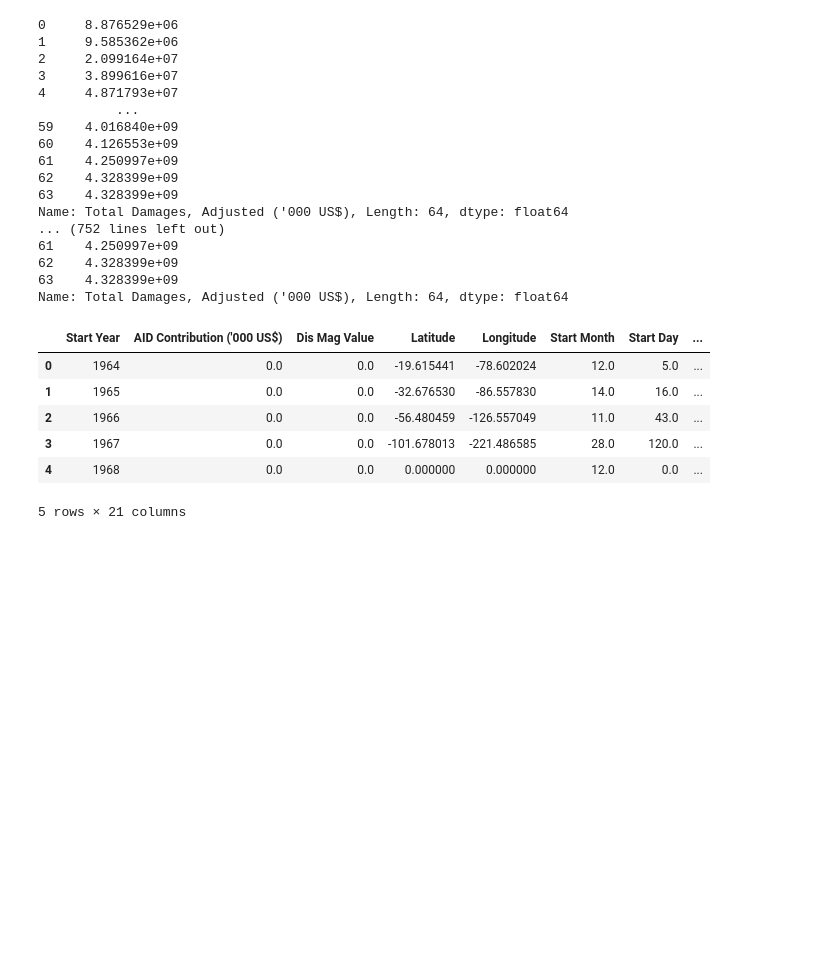
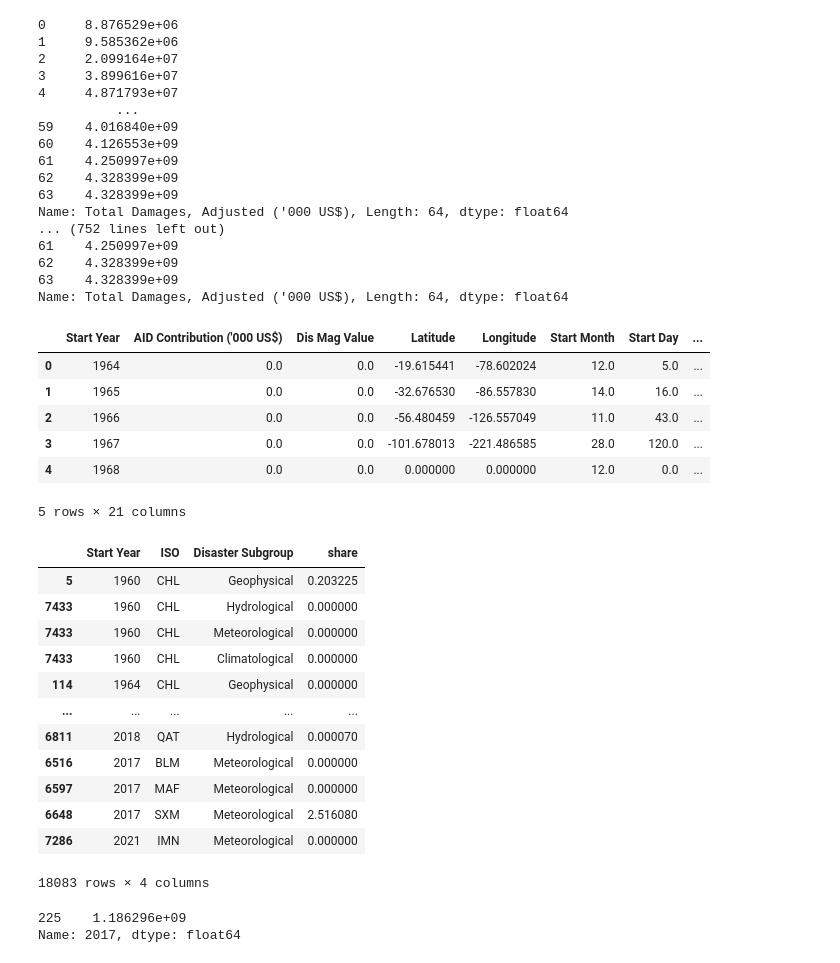
Before and after one commit to RafaelBackx/InformationVisualisation2023, a Jupyter notebook: Data/Analysis-Preprocessing/fema_preprocessing.ipynb, the cells around one changed output. Saved outputs shown, nothing was run; the diff lists cells and outputs as text; code cells hidden in the pictures; blank space fills up the shorter version.

```diff
--- a/Data/Analysis-Preprocessing/fema_preprocessing.ipynb
+++ b/Data/Analysis-Preprocessing/fema_preprocessing.ipynb
@@ -196,0 +246,34 @@ idk.head()
+# %%
+df_gdp = pd.read_csv('../gdp_data_constant.csv')
+df_disaster = pd.read_csv('../Preprocessed-Natural-Disasters.csv',delimiter=';')
+
+isos = df_disaster['ISO'].unique()
+
+years = list(range(1960,2023))
+
+total_gdp_df = pd.DataFrame()
+for iso in isos:
+    gdp_data = get_gdp_data(df_gdp,df_disaster,years,country=iso,categories=True)
+    gdp_data = gdp_data[['Start Year', 'ISO', 'Disaster Subgroup', 'share']]
+    total_gdp_df = pd.concat([total_gdp_df, gdp_data])
+# %%
+total_gdp_df
+# %% [output]
+|  | Start Year | ISO | Disaster Subgroup | share |
+| 5 | 1960 | CHL | Geophysical | 0.203225 |
+| 7433 | 1960 | CHL | Hydrological | 0.000000 |
+| 7433 | 1960 | CHL | Meteorological | 0.000000 |
+| 7433 | 1960 | CHL | Climatological | 0.000000 |
+| 114 | 1964 | CHL | Geophysical | 0.000000 |
+| ... | ... | ... | ... | ... |
+| 6811 | 2018 | QAT | Hydrological | 0.000070 |
+| 6516 | 2017 | BLM | Meteorological | 0.000000 |
+| 6597 | 2017 | MAF | Meteorological | 0.000000 |
+| 6648 | 2017 | SXM | Meteorological | 2.516080 |
+| 7286 | 2021 | IMN | Meteorological | 0.000000 |
+18083 rows × 4 columns
+# %%
+df_gdp[(df_gdp['Country Code'] == 'SXM')]['2017']
+# %% [output]
+225    1.186296e+09
+Name: 2017, dtype: float64
```
Also changed, not shown: parts of 2 cells of this notebook, 6 other files.
